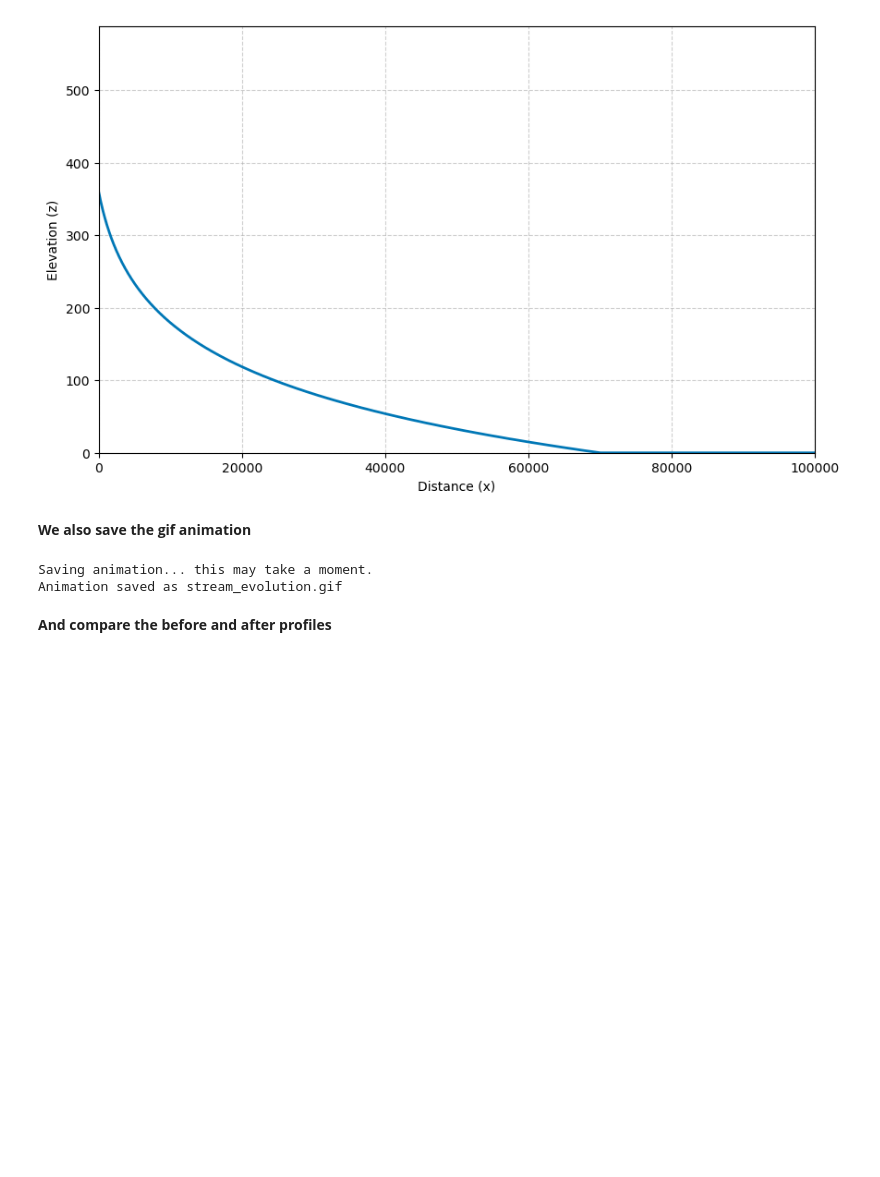
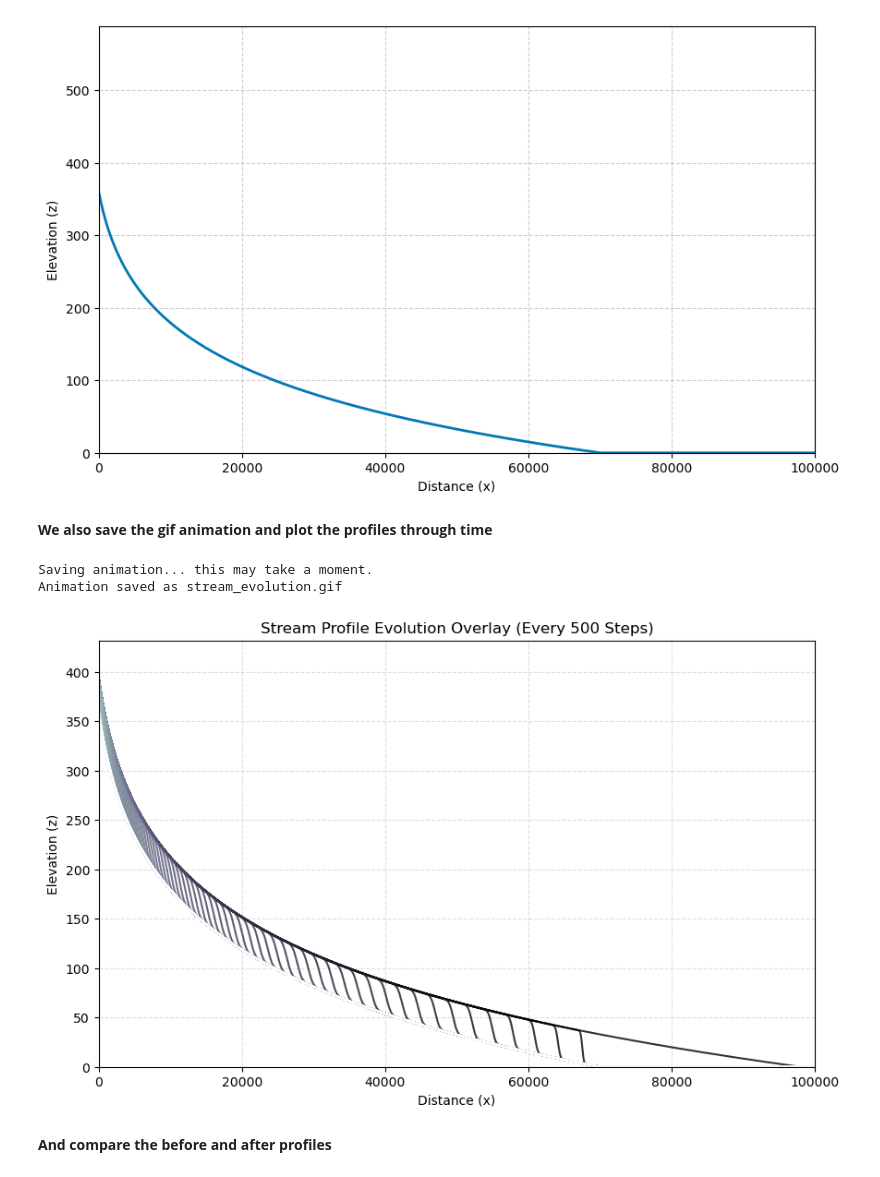
Before and after one commit to acdealy/labs, a Jupyter notebook: 1d_stream_model.ipynb, the cells around one changed output. Cells and saved outputs as stored; diff of their text form; code cells hidden in the pictures; blank space fills up the shorter version.

Commit message:
Updated stream model lab, added flexure model lab

```diff
--- a/1d_stream_model.ipynb
+++ b/1d_stream_model.ipynb
@@ -101,7 +102,7 @@ ax.grid(True, linestyle='--', alpha=0.6)
 # %% [output]
 [figure]
 # %% [markdown]
-**We also save the gif animation**
+**We also save the gif animation and plot the profiles through time**
 # %%
 def update(frame):
     line.set_ydata(z_store[frame])
@@ -116,6 +117,30 @@ print("Animation saved as stream_evolution.gif")
 # %% [output]
 Saving animation... this may take a moment.
 Animation saved as stream_evolution.gif
+# %%
+steps_per_overlay = 500
+frame_step = steps_per_overlay // save_interval
+
+fig, ax = plt.subplots(figsize=(10, 6))
+
+colors = cm.bone(np.linspace(0, 1, len(z_store[::frame_step])))
+
+for i, frame_idx in enumerate(range(0, len(z_store), frame_step)):
+    ax.plot(x, z_store[frame_idx],
+            color=colors[i],
+            label=f'Step {frame_idx * save_interval}',
+            alpha=0.8)
+
+ax.set_title(f'Stream Profile Evolution Overlay (Every {steps_per_overlay} Steps)')
+ax.set_xlabel('Distance (x)')
+ax.set_ylabel('Elevation (z)')
+ax.set_xlim(0, L)
+ax.set_ylim(0, np.max(z_store[0]) * 1.1)
+ax.grid(True, linestyle='--', alpha=0.4)
+
+plt.show()
+# %% [output]
+[figure, added]
 # %% [markdown]
 **And compare the before and after profiles**
 # %%
```
Also changed, not shown: parts of 2 cells of this notebook, 1 other file.
